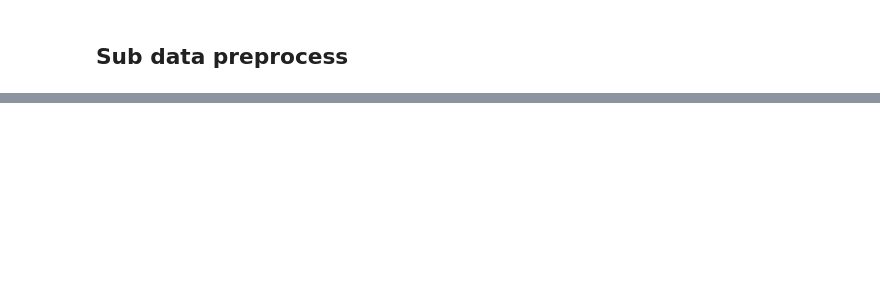
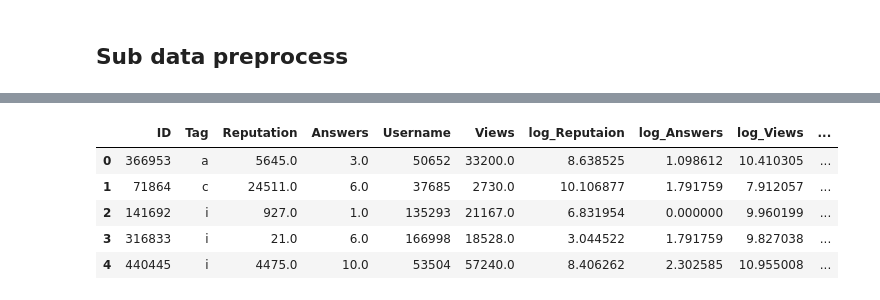
Before and after one commit to vivek1739/Enigma-2018, a Jupyter notebook: EDA.ipynb, the cells around one changed output, grey strips where cells are left out. Saved outputs shown, nothing was run; the diff lists cells and outputs as text; code cells hidden in the pictures; blank space fills up the shorter version.

```diff
--- a/EDA.ipynb
+++ b/EDA.ipynb
@@ -366,5 +362,2 @@ final_df = final_df.values
-# %%
-X_sub = final_df[:,:4]
-#X_sub = StandardScaler().fit_transform(X_sub)
 # %%
 sub_pred = lin_reg.predict(X_sub)
@@ -386,0 +429,5 @@ print("r2_score score : ", r2_score(y_test,y_pred))
+# %%
+y_pred_sub = first_xgb.predict(X_sub)
+# %%
+y_pred_sub = np.exp(y_pred_sub)
+sub_df["pred"] = y_pred_sub
@@ -386,0 +445,9 @@ print("r2_score score : ", r2_score(y_test,y_pred))
+# %%
+sub_df.head()
+# %% [output]
+|  | ID | Tag | Reputation | Answers | Username | Views | log_Reputaion | log_Answers | log_Views | ... |
+| 0 | 366953 | a | 5645.0 | 3.0 | 50652 | 33200.0 | 8.638525 | 1.098612 | 10.410305 | ... |
+| 1 | 71864 | c | 24511.0 | 6.0 | 37685 | 2730.0 | 10.106877 | 1.791759 | 7.912057 | ... |
+| 2 | 141692 | i | 927.0 | 1.0 | 135293 | 21167.0 | 6.831954 | 0.000000 | 9.960199 | ... |
+| 3 | 316833 | i | 21.0 | 6.0 | 166998 | 18528.0 | 3.044522 | 1.791759 | 9.827038 | ... |
+| 4 | 440445 | i | 4475.0 | 10.0 | 53504 | 57240.0 | 8.406262 | 2.302585 | 10.955008 | ... |
```
Also changed, not shown: parts of 26 cells of this notebook, 1 other file.
